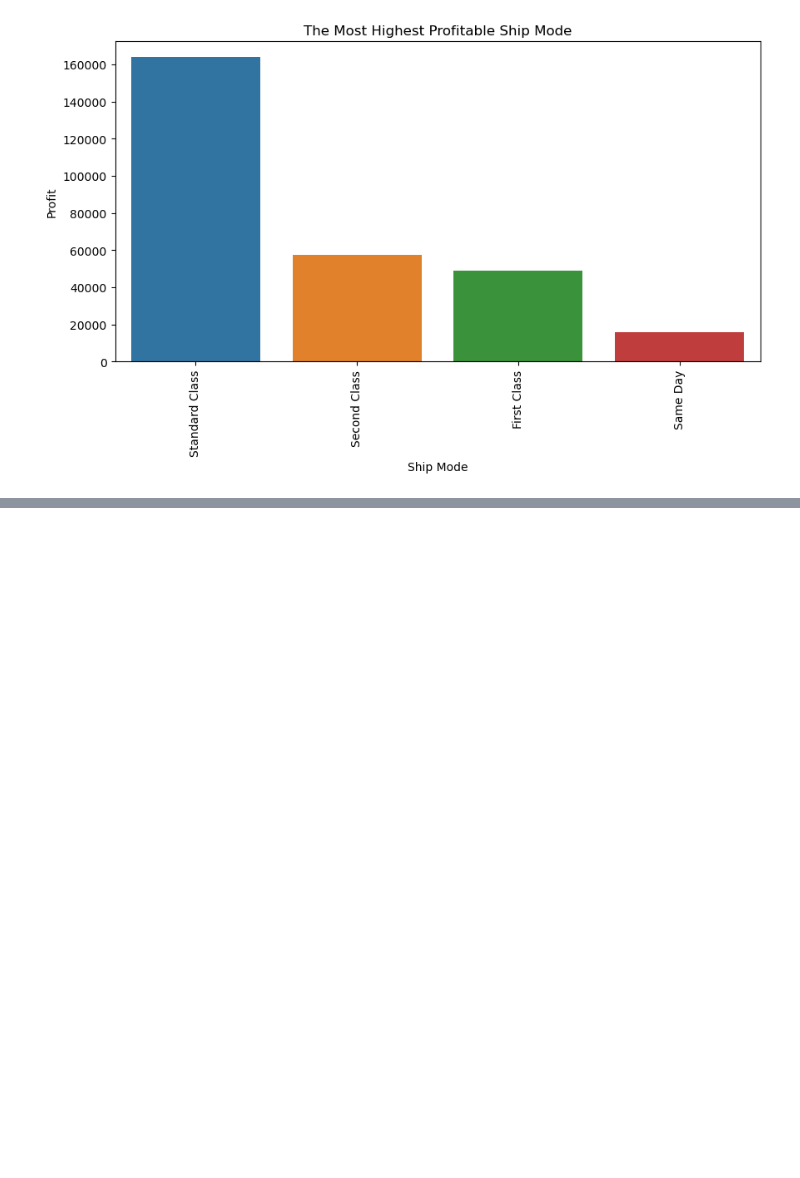
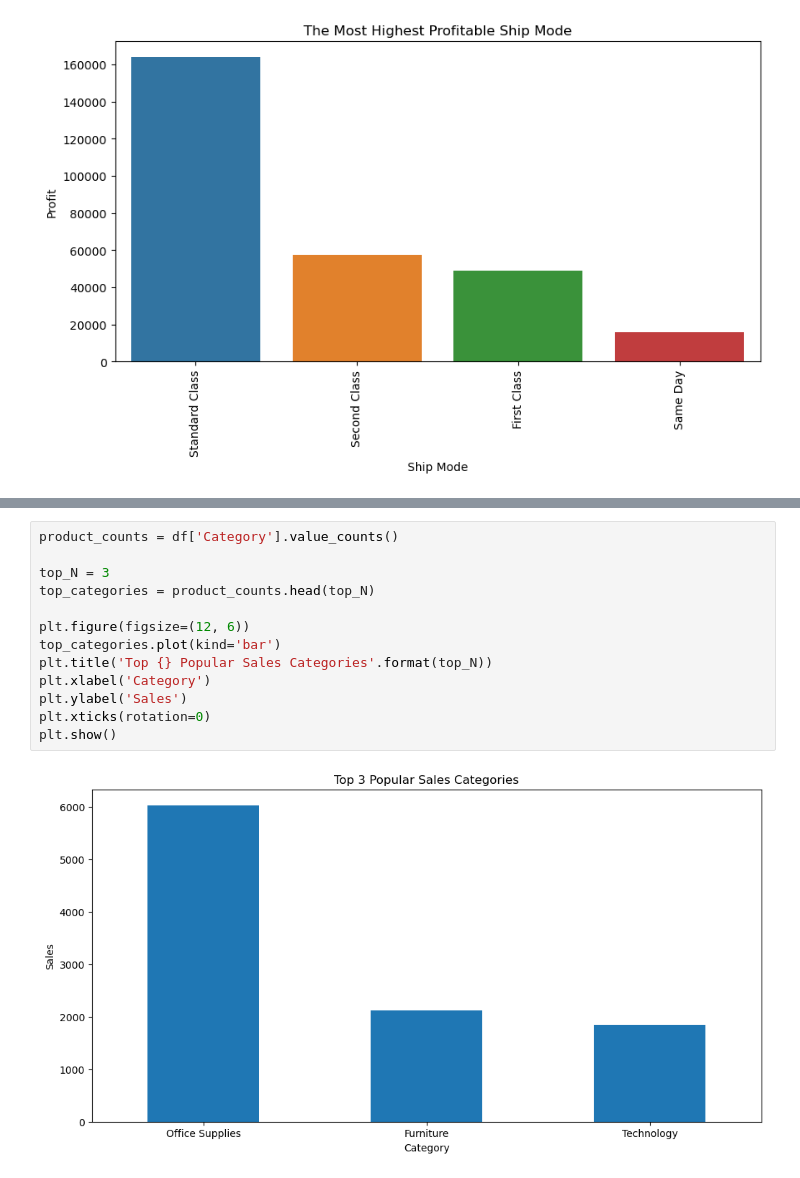
Before and after one commit to Anwaribra/Sample-Superstore, a Jupyter notebook: Superstore Report .ipynb, the cells around one changed output, grey strips where cells are left out. Saved outputs shown, nothing was run; the diff lists cells and outputs as text; blank space fills up the shorter version.

```diff
--- a/Superstore Report .ipynb
+++ b/Superstore Report .ipynb
@@ -163,0 +169,15 @@ plt.show()
+# %%
+product_counts = df['Category'].value_counts()
+
+top_N = 3
+top_categories = product_counts.head(top_N)
+
+plt.figure(figsize=(12, 6))
+top_categories.plot(kind='bar')
+plt.title('Top {} Popular Sales Categories'.format(top_N))
+plt.xlabel('Category')
+plt.ylabel('Sales')
+plt.xticks(rotation=0)
+plt.show()
+# %% [output]
+[figure, added]
```
Also changed, not shown: parts of 2 cells of this notebook.
